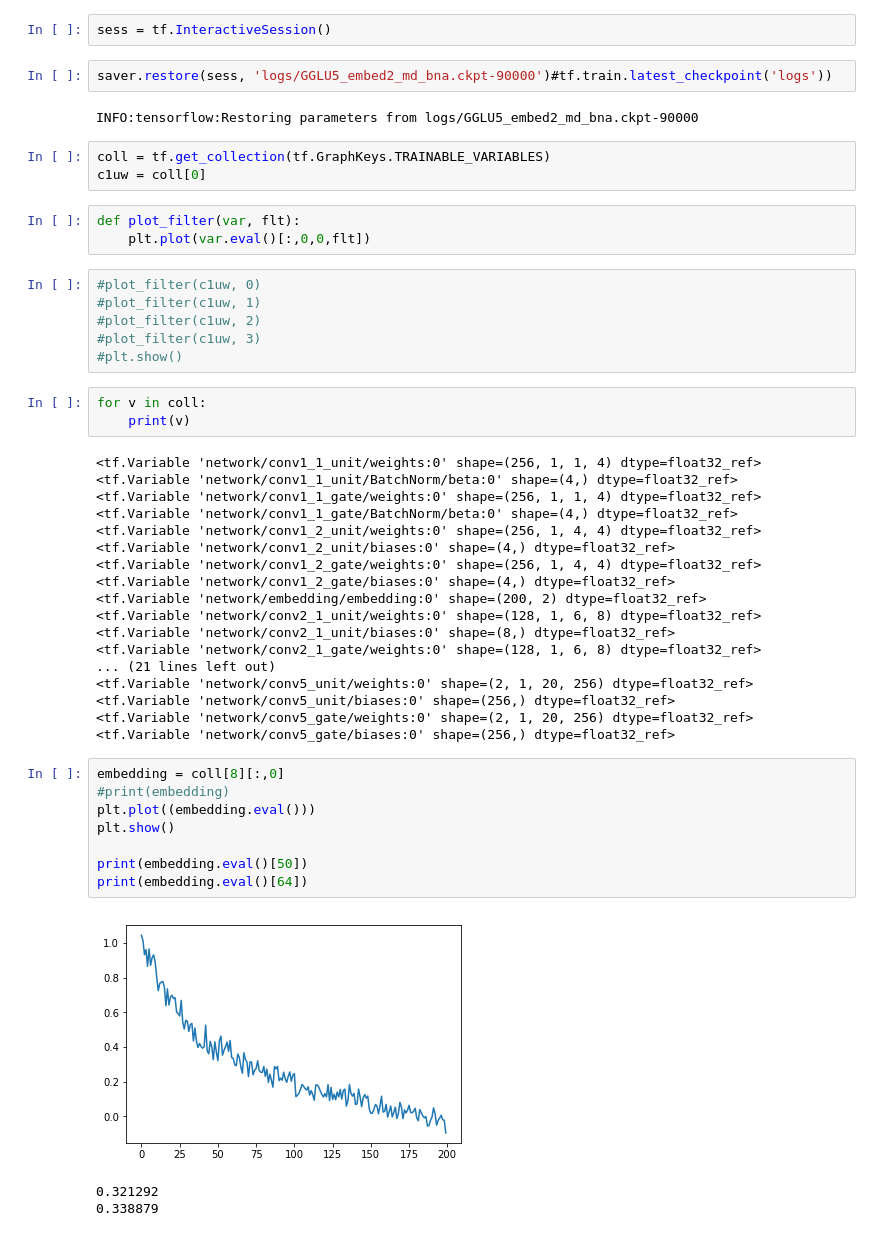
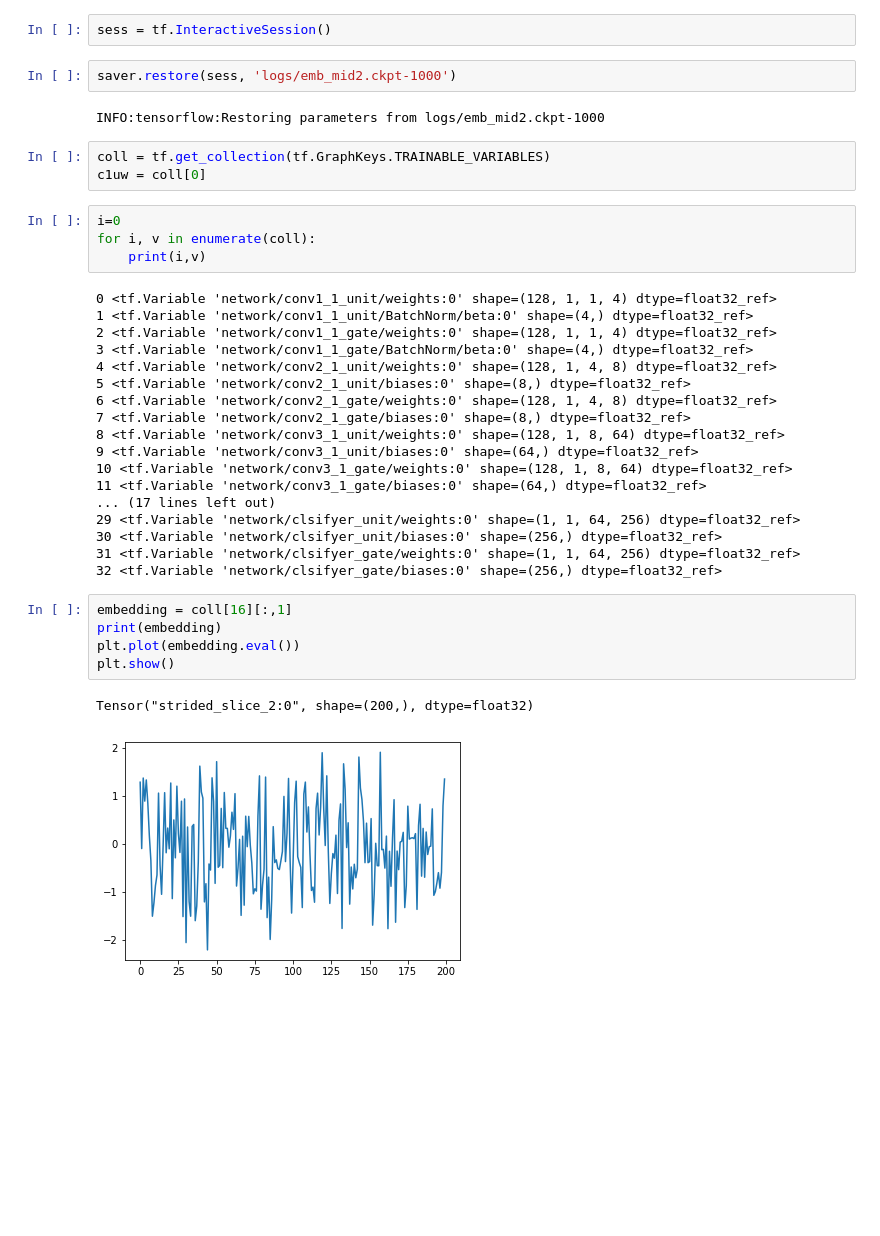
Before and after one commit to Becktor/FlowFairy, a Jupyter notebook: examples/sine_fix/Untitled.ipynb, the cells around one changed output. Drawn from its saved outputs; the diff is of its cells as text; blank space fills up the shorter version.

```diff
--- a/examples/sine_fix/Untitled.ipynb
+++ b/examples/sine_fix/Untitled.ipynb
@@ -33,54 +37,42 @@ saver = tf.train.Saver()
 # %%
 sess = tf.InteractiveSession()
 # %%
-saver.restore(sess, 'logs/GGLU5_embed2_md_bna.ckpt-90000')#tf.train.latest_checkpoint('logs'))
+saver.restore(sess, 'logs/emb_mid2.ckpt-1000')
 # %% [output]
-INFO:tensorflow:Restoring parameters from logs/GGLU5_embed2_md_bna.ckpt-90000
+INFO:tensorflow:Restoring parameters from logs/emb_mid2.ckpt-1000
 # %%
 coll = tf.get_collection(tf.GraphKeys.TRAINABLE_VARIABLES)
 c1uw = coll[0]
-# %%
-def plot_filter(var, flt):
-    plt.plot(var.eval()[:,0,0,flt])
-# %%
-#plot_filter(c1uw, 0)
-#plot_filter(c1uw, 1)
-#plot_filter(c1uw, 2)
-#plot_filter(c1uw, 3)
-#plt.show()
 # %%
-for v in coll:
-    print(v)
+i=0
+for i, v in enumerate(coll):
+    print(i,v)
 # %% [output]
-<tf.Variable 'network/conv1_1_unit/weights:0' shape=(256, 1, 1, 4) dtype=float32_ref>
-<tf.Variable 'network/conv1_1_unit/BatchNorm/beta:0' shape=(4,) dtype=float32_ref>
-<tf.Variable 'network/conv1_1_gate/weights:0' shape=(256, 1, 1, 4) dtype=float32_ref>
-<tf.Variable 'network/conv1_1_gate/BatchNorm/beta:0' shape=(4,) dtype=float32_ref>
-<tf.Variable 'network/conv1_2_unit/weights:0' shape=(256, 1, 4, 4) dtype=float32_ref>
-<tf.Variable 'network/conv1_2_unit/biases:0' shape=(4,) dtype=float32_ref>
-<tf.Variable 'network/conv1_2_gate/weights:0' shape=(256, 1, 4, 4) dtype=float32_ref>
-<tf.Variable 'network/conv1_2_gate/biases:0' shape=(4,) dtype=float32_ref>
-<tf.Variable 'network/embedding/embedding:0' shape=(200, 2) dtype=float32_ref>
-<tf.Variable 'network/conv2_1_unit/weights:0' shape=(128, 1, 6, 8) dtype=float32_ref>
-<tf.Variable 'network/conv2_1_unit/biases:0' shape=(8,) dtype=float32_ref>
-<tf.Variable 'network/conv2_1_gate/weights:0' shape=(128, 1, 6, 8) dtype=float32_ref>
-... (21 lines left out)
-<tf.Variable 'network/conv5_unit/weights:0' shape=(2, 1, 20, 256) dtype=float32_ref>
-<tf.Variable 'network/conv5_unit/biases:0' shape=(256,) dtype=float32_ref>
-<tf.Variable 'network/conv5_gate/weights:0' shape=(2, 1, 20, 256) dtype=float32_ref>
-<tf.Variable 'network/conv5_gate/biases:0' shape=(256,) dtype=float32_ref>
+0 <tf.Variable 'network/conv1_1_unit/weights:0' shape=(128, 1, 1, 4) dtype=float32_ref>
+1 <tf.Variable 'network/conv1_1_unit/BatchNorm/beta:0' shape=(4,) dtype=float32_ref>
+2 <tf.Variable 'network/conv1_1_gate/weights:0' shape=(128, 1, 1, 4) dtype=float32_ref>
+3 <tf.Variable 'network/conv1_1_gate/BatchNorm/beta:0' shape=(4,) dtype=float32_ref>
+4 <tf.Variable 'network/conv2_1_unit/weights:0' shape=(128, 1, 4, 8) dtype=float32_ref>
+5 <tf.Variable 'network/conv2_1_unit/biases:0' shape=(8,) dtype=float32_ref>
+6 <tf.Variable 'network/conv2_1_gate/weights:0' shape=(128, 1, 4, 8) dtype=float32_ref>
+7 <tf.Variable 'network/conv2_1_gate/biases:0' shape=(8,) dtype=float32_ref>
+8 <tf.Variable 'network/conv3_1_unit/weights:0' shape=(128, 1, 8, 64) dtype=float32_ref>
+9 <tf.Variable 'network/conv3_1_unit/biases:0' shape=(64,) dtype=float32_ref>
+10 <tf.Variable 'network/conv3_1_gate/weights:0' shape=(128, 1, 8, 64) dtype=float32_ref>
+11 <tf.Variable 'network/conv3_1_gate/biases:0' shape=(64,) dtype=float32_ref>
+... (17 lines left out)
+29 <tf.Variable 'network/clsifyer_unit/weights:0' shape=(1, 1, 64, 256) dtype=float32_ref>
+30 <tf.Variable 'network/clsifyer_unit/biases:0' shape=(256,) dtype=float32_ref>
+31 <tf.Variable 'network/clsifyer_gate/weights:0' shape=(1, 1, 64, 256) dtype=float32_ref>
+32 <tf.Variable 'network/clsifyer_gate/biases:0' shape=(256,) dtype=float32_ref>
 # %%
-embedding = coll[8][:,0]
-#print(embedding)
-plt.plot((embedding.eval()))
+embedding = coll[16][:,1]
+print(embedding)
+plt.plot(embedding.eval())
 plt.show()
-
-print(embedding.eval()[50])
-print(embedding.eval()[64])
 # %% [output]
+Tensor("strided_slice_2:0", shape=(200,), dtype=float32)
-[figure, old version]
+[figure, new version]
-0.321292
-0.338879
 # %%
 def classify(val):
     val = (val-np.min(val))/(np.max(val)-np.min(val))
```
Also changed, not shown: parts of 13 cells of this notebook, 4 other files.
